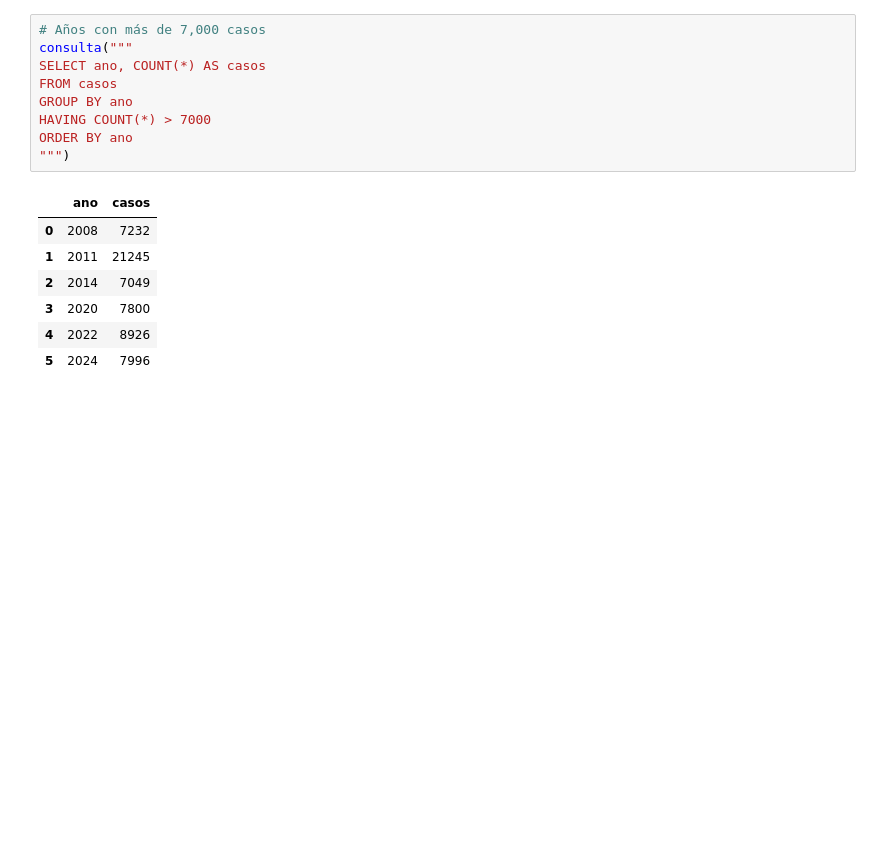
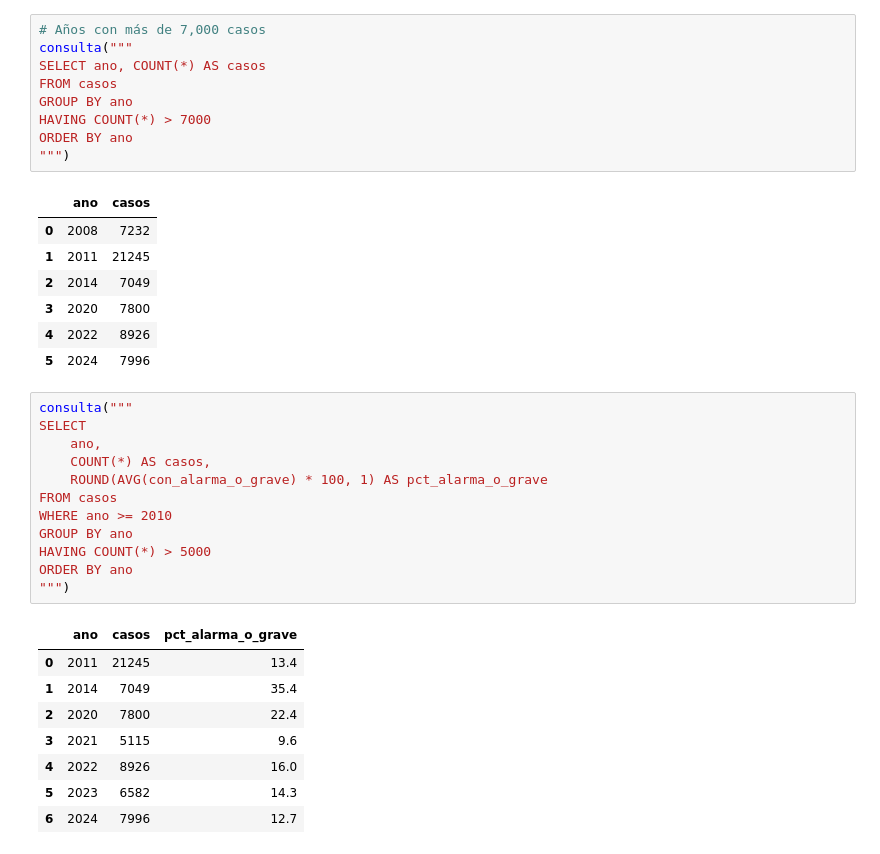
Before and after one commit to David-Sac/dengue-loreto, a Jupyter notebook: notebooks/03_sql.ipynb, the cells around one changed output. Drawn from its saved outputs; the diff is of its cells as text; blank space fills up the shorter version.

```diff
--- a/notebooks/03_sql.ipynb
+++ b/notebooks/03_sql.ipynb
@@ -280,3 +280,24 @@ ORDER BY ano
 | 3 | 2020 | 7800 |
 | 4 | 2022 | 8926 |
 | 5 | 2024 | 7996 |
+# %%
+consulta("""
+SELECT
+    ano,
+    COUNT(*) AS casos,
+    ROUND(AVG(con_alarma_o_grave) * 100, 1) AS pct_alarma_o_grave
+FROM casos
+WHERE ano >= 2010
+GROUP BY ano
+HAVING COUNT(*) > 5000
+ORDER BY ano
+""")
+# %% [output]
+|  | ano | casos | pct_alarma_o_grave |
+| 0 | 2011 | 21245 | 13.4 |
+| 1 | 2014 | 7049 | 35.4 |
+| 2 | 2020 | 7800 | 22.4 |
+| 3 | 2021 | 5115 | 9.6 |
+| 4 | 2022 | 8926 | 16.0 |
+| 5 | 2023 | 6582 | 14.3 |
+| 6 | 2024 | 7996 | 12.7 |
```
Also changed, not shown: parts of 3 cells of this notebook.
